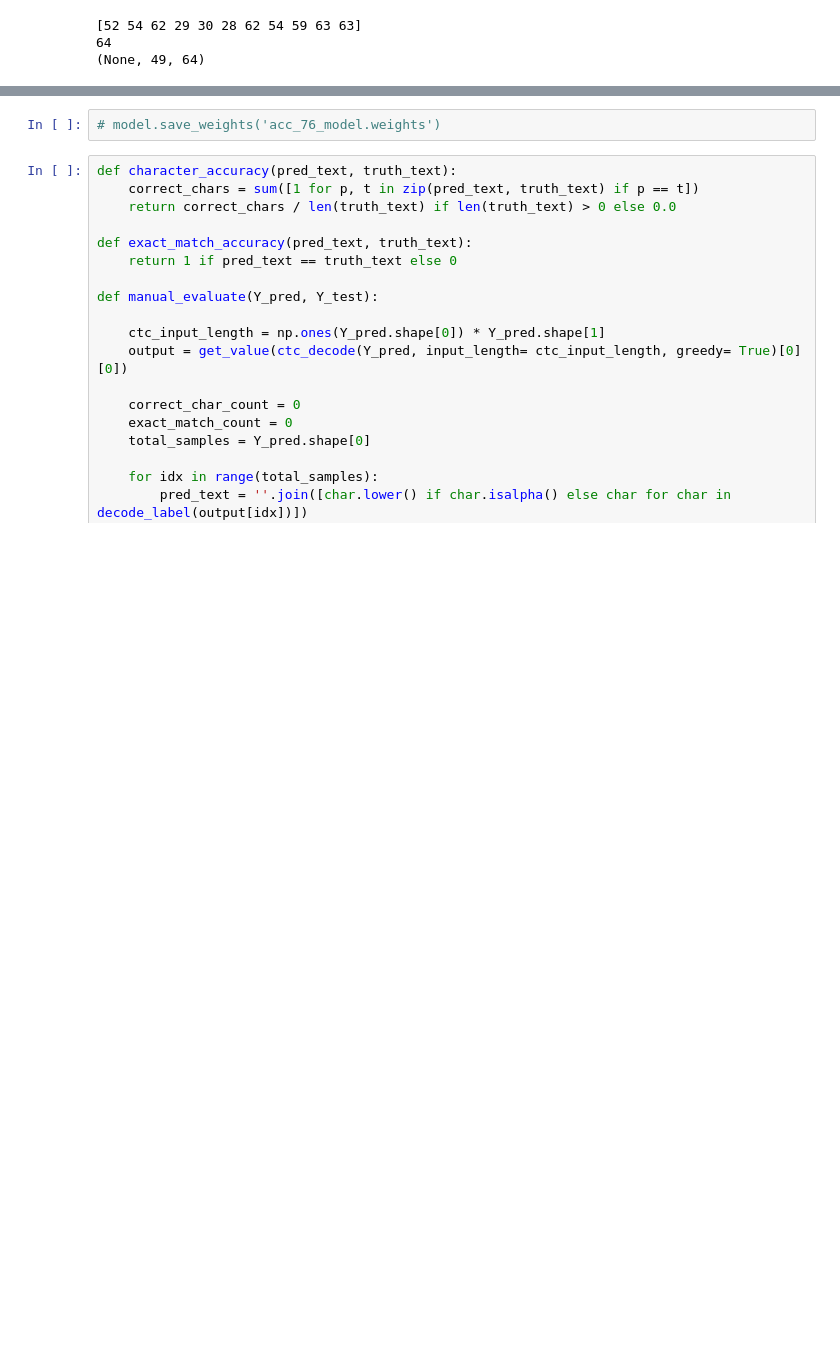
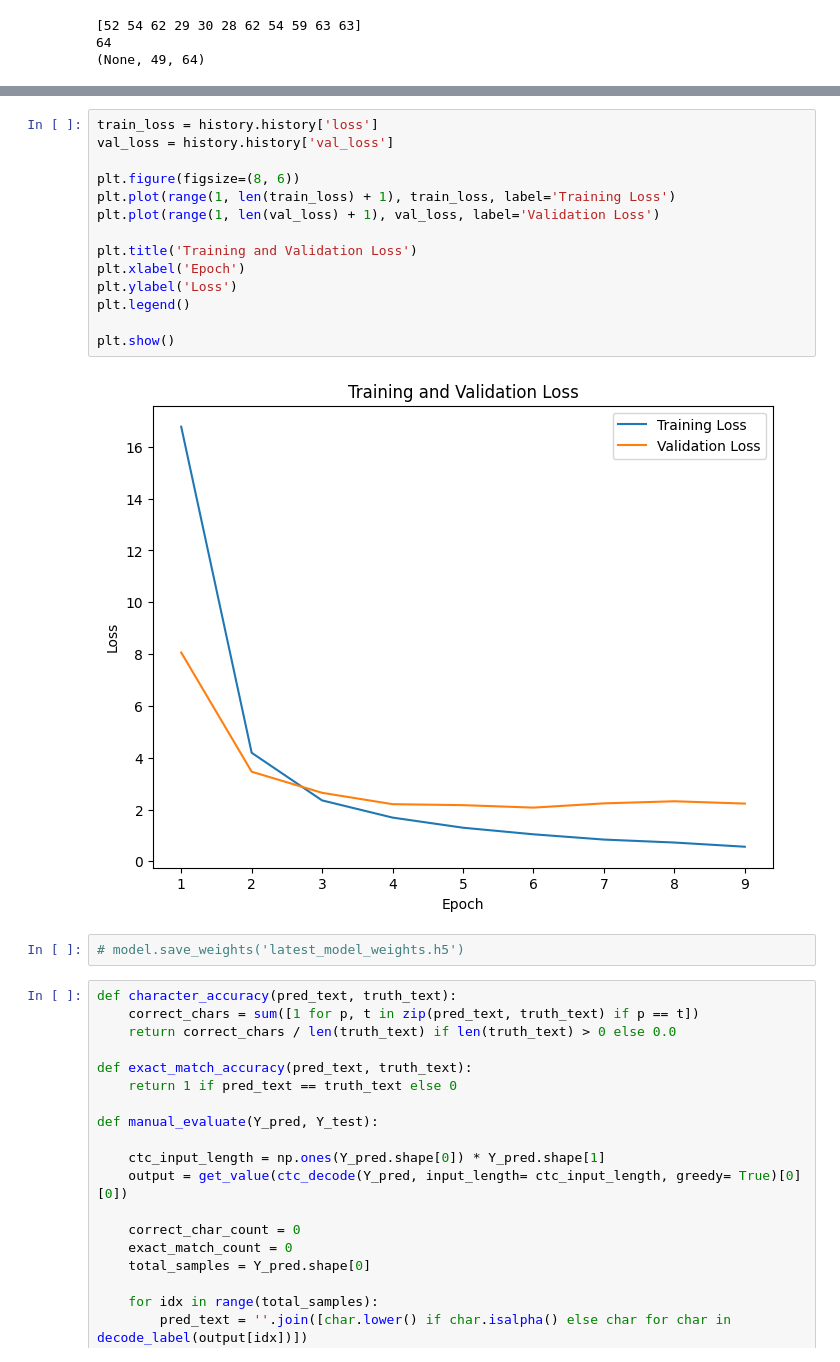
Before and after one commit to obertcoy/expiry-date-recognition, a Jupyter notebook: crnn/main.ipynb, the cells around one changed output, grey strips where cells are left out. Saved outputs shown, nothing was run; the diff lists cells and outputs as text; blank space fills up the shorter version.

```diff
--- a/crnn/main.ipynb
+++ b/crnn/main.ipynb
@@ -328,5 +339,21 @@ KeyboardInterrupt:
+# %%
+train_loss = history.history['loss']
+val_loss = history.history['val_loss']
+
+plt.figure(figsize=(8, 6))
+plt.plot(range(1, len(train_loss) + 1), train_loss, label='Training Loss')
+plt.plot(range(1, len(val_loss) + 1), val_loss, label='Validation Loss')
+
+plt.title('Training and Validation Loss')
+plt.xlabel('Epoch')
+plt.ylabel('Loss')
+plt.legend()
+
+plt.show()
+# %% [output]
+[figure, added]
 # %%
-# model.save_weights('acc_76_model.weights')
+# model.save_weights('latest_model_weights.h5')
 # %%
 def character_accuracy(pred_text, truth_text):
     correct_chars = sum([1 for p, t in zip(pred_text, truth_text) if p == t])
```
Also changed, not shown: parts of 9 cells of this notebook, 1 other file.
